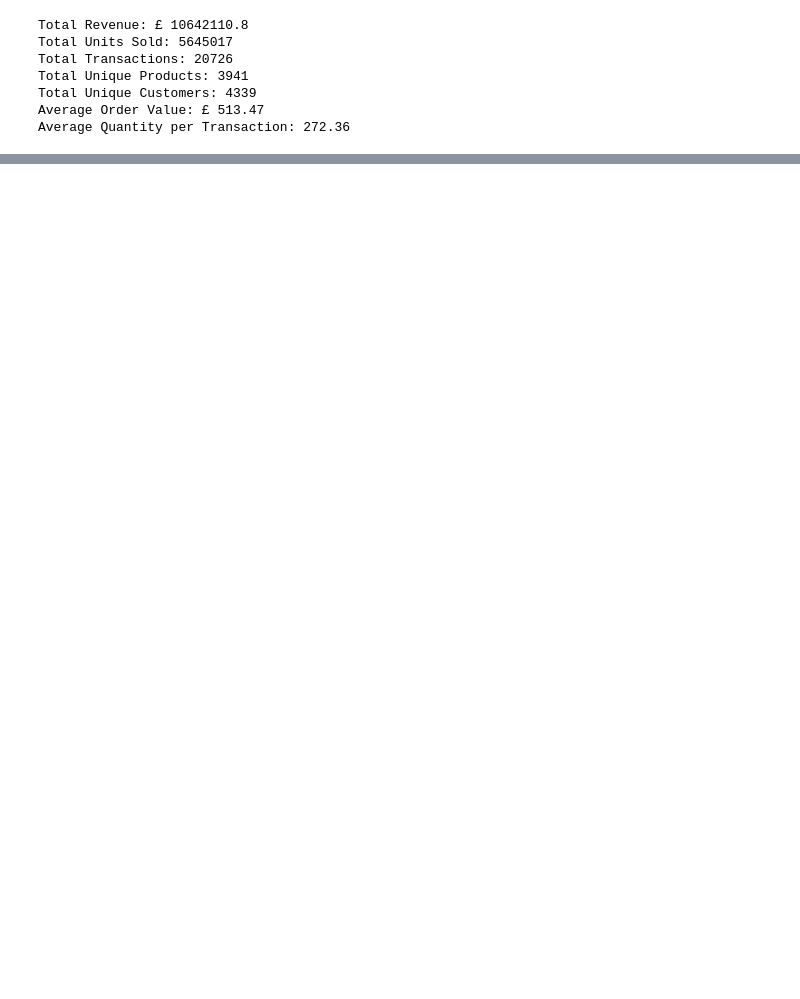
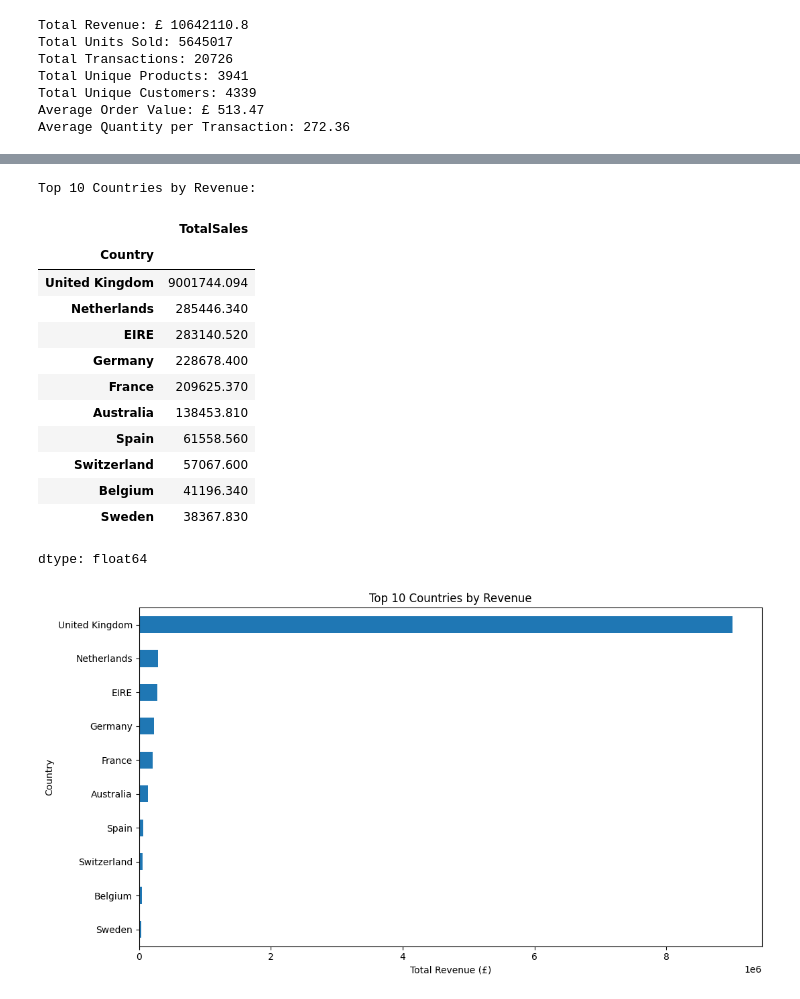
Before and after one commit to Namrathachn-98/Ecommerce-Sales-analysis, a Jupyter notebook: Ecommerce_Sales_EDA.ipynb, the cells around one changed output, grey strips where cells are left out. Drawn from its saved outputs; the diff is of its cells as text; code cells hidden in the pictures; blank space fills up the shorter version.

```diff
--- a/Ecommerce_Sales_EDA.ipynb
+++ b/Ecommerce_Sales_EDA.ipynb
@@ -469,0 +660,43 @@ Name: CustomerID, dtype: int64
+# %%
+
+# STEP 9: COUNTRY-WISE REVENUE ANALYSIS
+
+country_sales = (
+    df_clean.groupby("Country")["TotalSales"]
+    .sum()
+    .sort_values(ascending=False)
+)
+
+# Display the top 10 countries
+top_10_countries = country_sales.head(10)
+
+print("Top 10 Countries by Revenue:")
+display(top_10_countries)
+
+# Visualize country-wise revenue
+import matplotlib.pyplot as plt
+
+plt.figure(figsize=(11, 6))
+top_10_countries.sort_values().plot(kind="barh")
+
+plt.title("Top 10 Countries by Revenue")
+plt.xlabel("Total Revenue (£)")
+plt.ylabel("Country")
+plt.tight_layout()
+plt.show()
+# %% [output]
+Top 10 Countries by Revenue:
+|  | TotalSales |
+| Country |  |
+| United Kingdom | 9001744.094 |
+| Netherlands | 285446.340 |
+| EIRE | 283140.520 |
+| Germany | 228678.400 |
+| France | 209625.370 |
+| Australia | 138453.810 |
+| Spain | 61558.560 |
+| Switzerland | 57067.600 |
+| Belgium | 41196.340 |
+| Sweden | 38367.830 |
+dtype: float64
+[figure, added]
```
Also changed, not shown: parts of 27 cells of this notebook.
